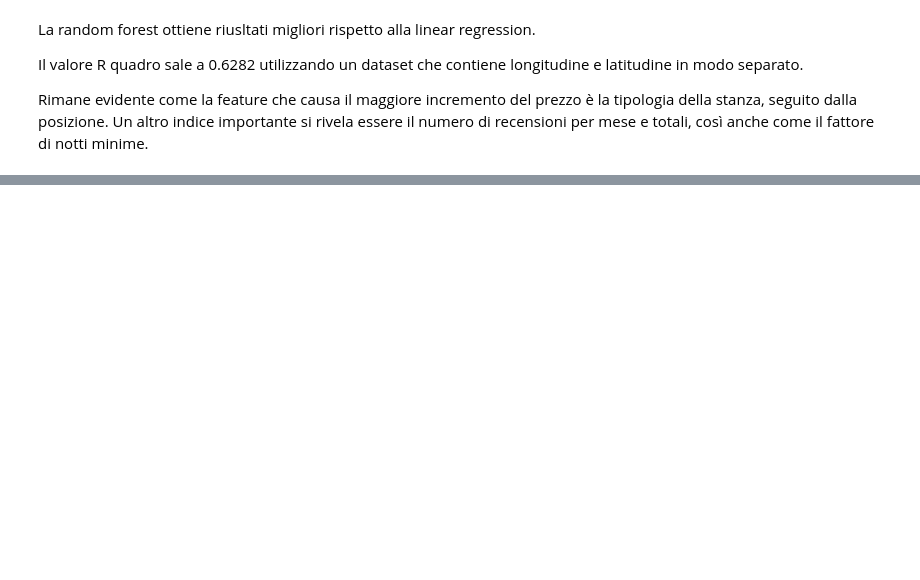
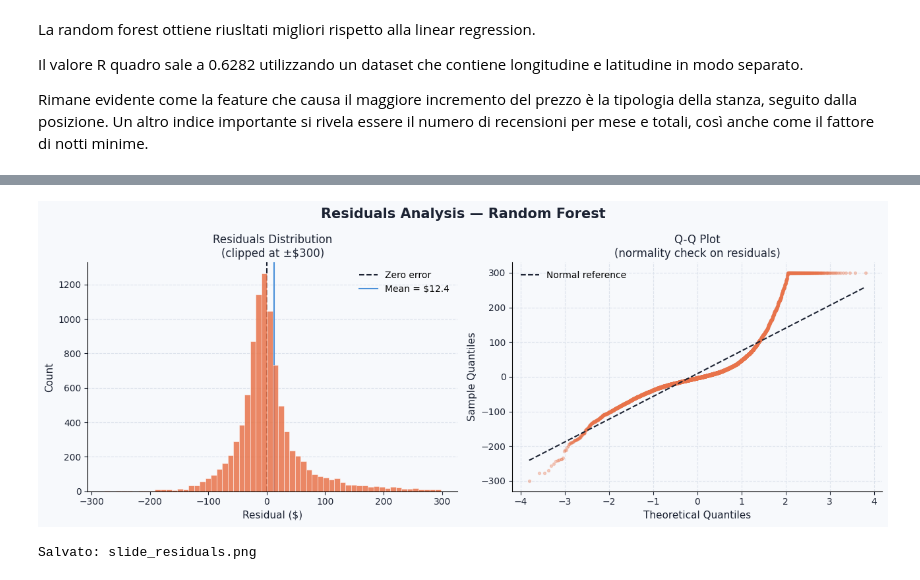
Before and after one commit to Stefano-Chiari/AppliedStatisticsProject, a Jupyter notebook: Notebooks/TestMainRegression.ipynb, the cells around one changed output, grey strips where cells are left out. Cells and saved outputs as stored; diff of their text form; code cells hidden in the pictures; blank space fills up the shorter version.

```diff
--- a/Notebooks/TestMainRegression.ipynb
+++ b/Notebooks/TestMainRegression.ipynb
@@ -261,0 +433,57 @@ Calcolo della Validation Curve in corso...
+# %%
+# ============================================================
+# CELLA 3 — Residuals Distribution
+# Richiede: y_test_tree, y_pred_log_tree
+# ============================================================
+from scipy import stats
+
+residuals = y_test_plot - y_pred_plot  # residui in dollari, tutti i dati
+
+fig, axes = plt.subplots(1, 2, figsize=(13, 5), facecolor=PALETTE['bg'])
+fig.suptitle('Residuals Analysis — Random Forest', fontsize=15,
+             fontweight='bold', color=PALETTE['text'])
+
+# — Istogramma residui —
+ax1 = axes[0]
+ax1.set_facecolor(PALETTE['bg'])
+residuals_filtered = residuals[(residuals >= -300) & (residuals <= 300)]
+ax1.hist(residuals_filtered, bins=60,color=PALETTE['tree'],
+         edgecolor='white', linewidth=0.4, zorder=3, alpha=0.85)
+ax1.axvline(0, color='#1C2333', linewidth=1.5, linestyle='--', label='Zero error')
+ax1.axvline(residuals.mean(), color=PALETTE['linear'], linewidth=1.5,
+            linestyle='-', label=f'Mean = ${residuals.mean():.1f}')
+ax1.set_xlabel('Residual ($)', fontsize=11, color=PALETTE['text'])
+ax1.set_ylabel('Count', fontsize=11, color=PALETTE['text'])
+ax1.set_title('Residuals Distribution\n(clipped at ±$300)', fontsize=12, color=PALETTE['text'])
+ax1.yaxis.grid(True, color=PALETTE['grid'], linestyle='--', linewidth=0.8, zorder=0)
+ax1.set_axisbelow(True)
+ax1.spines[['top','right']].set_visible(False)
+ax1.tick_params(colors=PALETTE['text'])
+ax1.legend(frameon=False, fontsize=10)
+
+# — Q-Q plot —
+ax2 = axes[1]
+ax2.set_facecolor(PALETTE['bg'])
+res_clipped = residuals.clip(-300, 300)
+(osm, osr), (slope, intercept, r) = stats.probplot(res_clipped, dist="norm")
+ax2.scatter(osm, osr, color=PALETTE['tree'], alpha=0.3, s=8, zorder=2)
+ax2.plot(osm, slope * np.array(osm) + intercept,
+         color='#1C2333', linewidth=1.5, linestyle='--', zorder=3, label='Normal reference')
+ax2.set_xlabel('Theoretical Quantiles', fontsize=11, color=PALETTE['text'])
+ax2.set_ylabel('Sample Quantiles', fontsize=11, color=PALETTE['text'])
+ax2.set_title('Q-Q Plot\n(normality check on residuals)', fontsize=12, color=PALETTE['text'])
+ax2.yaxis.grid(True, color=PALETTE['grid'], linestyle='--', linewidth=0.8, zorder=0)
+ax2.xaxis.grid(True, color=PALETTE['grid'], linestyle='--', linewidth=0.8, zorder=0)
+ax2.set_axisbelow(True)
+ax2.spines[['top','right']].set_visible(False)
+ax2.tick_params(colors=PALETTE['text'])
+ax2.legend(frameon=False, fontsize=10)
+
+plt.tight_layout()
+plt.savefig('slide_residuals.png', dpi=180, bbox_inches='tight',
+            facecolor=PALETTE['bg'])
+plt.show()
+print("Salvato: slide_residuals.png")
+# %% [output]
+[figure, added]
+Salvato: slide_residuals.png
```
Also changed, not shown: parts of 9 cells of this notebook, 8 other files.
